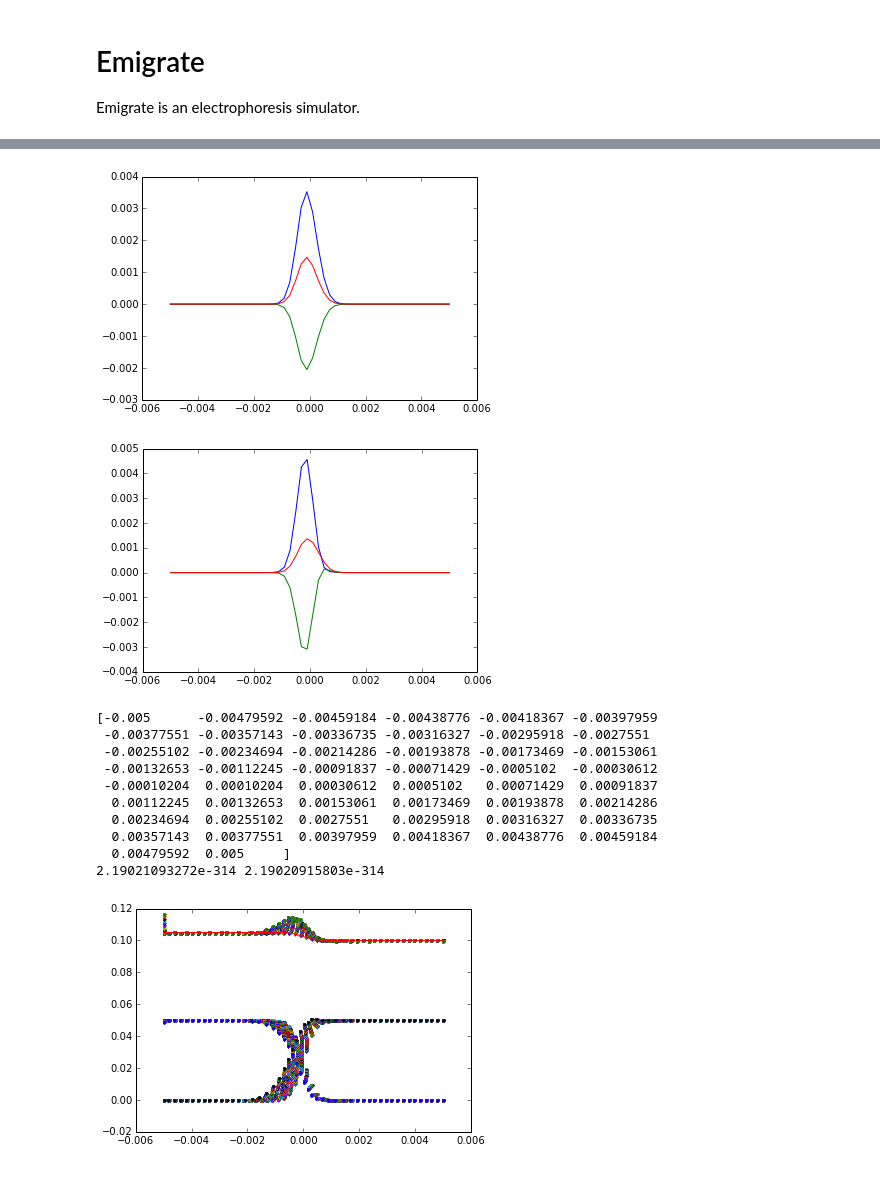
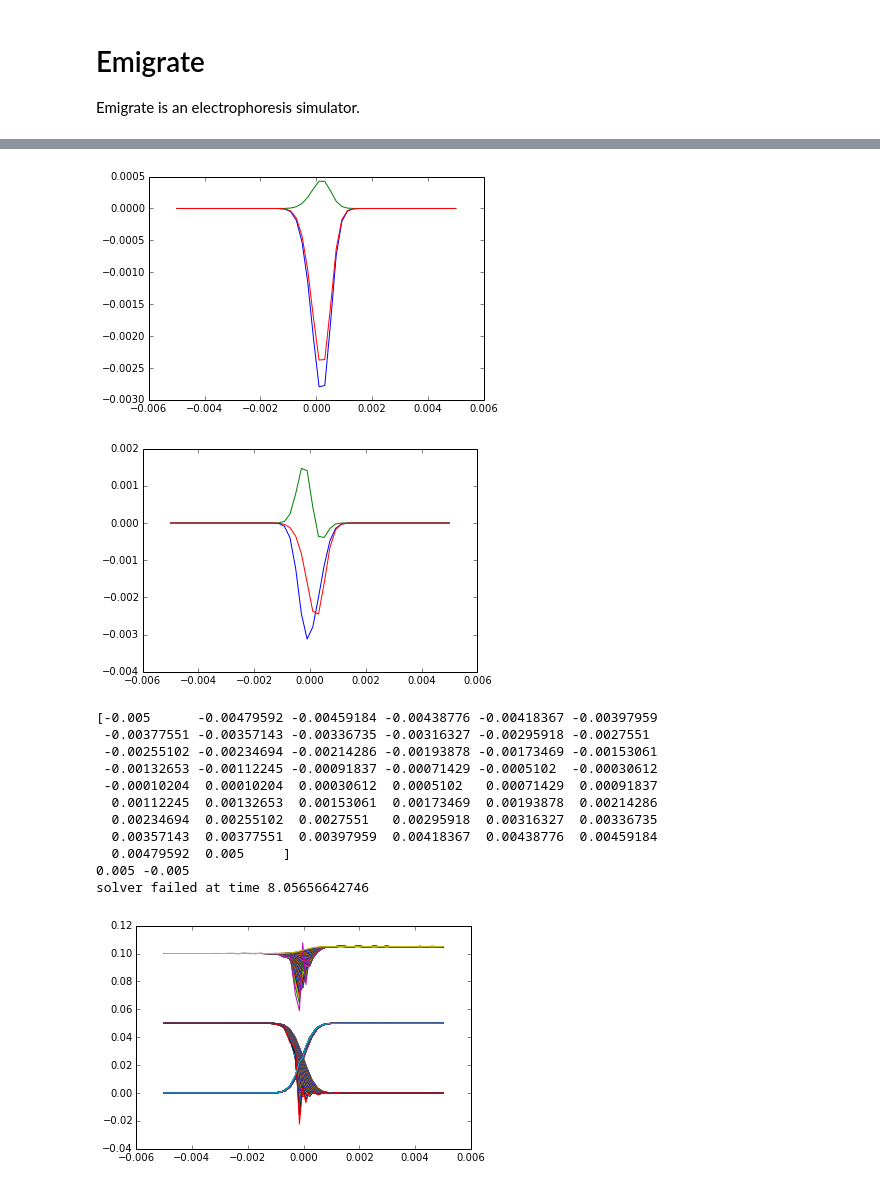
Before and after one commit to lewisamarshall/emigrate, a Jupyter notebook: Tutorial.ipynb, the cells around one changed output, grey strips where cells are left out. Saved outputs shown, nothing was run; the diff lists cells and outputs as text; code cells hidden in the pictures.

```diff
--- a/Tutorial.ipynb
+++ b/Tutorial.ipynb
@@ -10,10 +10,10 @@ import cProfile
 # %%
 tris = ionize.load_ion('tris')
 
-solutions = [ionize.Solution(['caproic acid', tris], [.05, .105]),
+solutions = [ionize.Solution(['hepes', tris], [.05, .105]),
                  ionize.Solution(['hydrochloric acid', tris], [.05, .1])
                  ]
-
+solutions.reverse()
 system = emigrate.Constructor(domain_length=0.01,
                          nodes=50,
                          interface_length=.0005,
@@ -41,42 +41,43 @@ for i in range(3):
     plot(system.domain, solver.flux()[i,:])
 show()
 # %% [output]
-[figure, old version]
+[figure, new version]
-[figure, old version]
+[figure, new version]
 # %%
 solver.adaptive_grid = True
 print solver.z
 print np.max(solver.x), np.min(solver.x)
-tmax = 10
+tmax = 15
 # cProfile.run("solver.solve(t, method='rk45')")
 solver.solve(tmax, dt=.1, method='rk8')
 for my_sol in solver.solution:
         x = my_sol[1]
         conc = my_sol[2]
 #         plot(solver.x, solver.second_derivative(solver.z))
 #         print np.max(solver.x), np.min(solver.x)
 #         print solver.x
         for sub_sol in conc:
             pass
 #             plot(solver.z, x)
 #             plot(solver.z, x, '.')
-            plot(x, sub_sol, '.')
+            plot(x, sub_sol, '-')
 plot(solver.z, solver.initial_concentrations[2,:])
 # xlim(-.04, .04)
 # ylim(0, .2)
 show()
 # %% [output]
 [-0.005      -0.00479592 -0.00459184 -0.00438776 -0.00418367 -0.00397959
  -0.00377551 -0.00357143 -0.00336735 -0.00316327 -0.00295918 -0.0027551
  -0.00255102 -0.00234694 -0.00214286 -0.00193878 -0.00173469 -0.00153061
  -0.00132653 -0.00112245 -0.00091837 -0.00071429 -0.0005102  -0.00030612
  -0.00010204  0.00010204  0.00030612  0.0005102   0.00071429  0.00091837
   0.00112245  0.00132653  0.00153061  0.00173469  0.00193878  0.00214286
   0.00234694  0.00255102  0.0027551   0.00295918  0.00316327  0.00336735
   0.00357143  0.00377551  0.00397959  0.00418367  0.00438776  0.00459184
   0.00479592  0.005     ]
-2.19021093272e-314 2.19020915803e-314
+0.005 -0.005
+solver failed at time 8.05656642746
-[figure, old version]
+[figure, new version]
 # %%
 for sol in solver.solution:
     plot(solver.z, sol[1])
```
Also changed, not shown: parts of 6 cells of this notebook, 1 other file.
